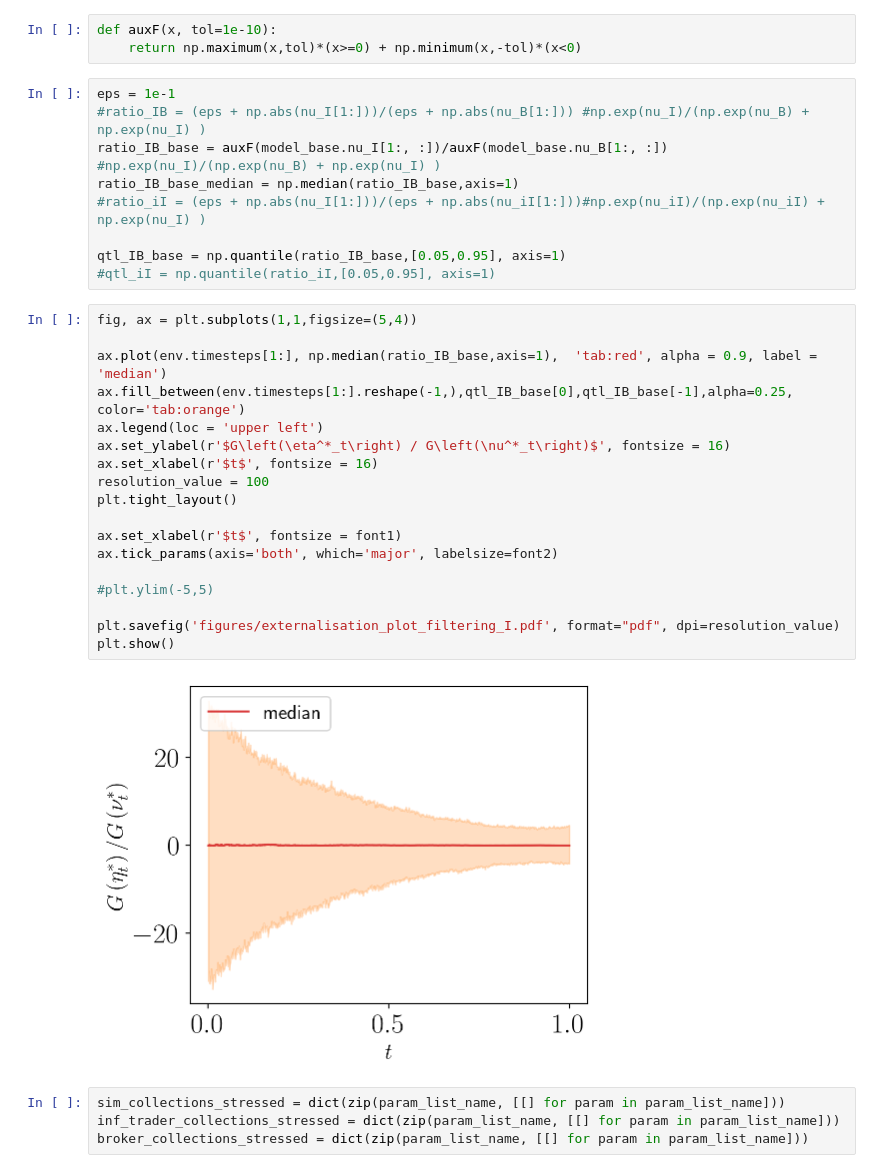
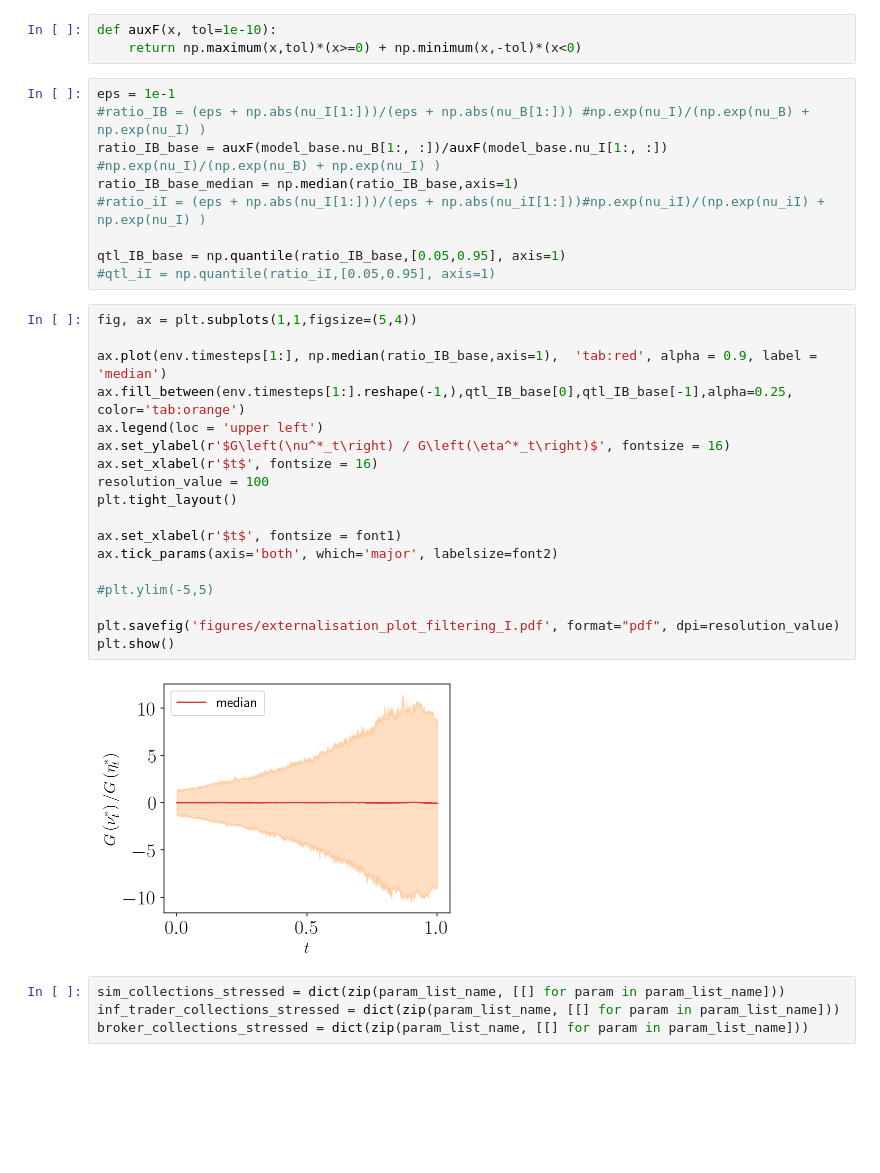
Before and after one commit to muhammadalifaqsha/broker_informed_noise_filtering_game, a Jupyter notebook: Mispecification-Plots-Paper.ipynb, the cells around one changed output. Cells and saved outputs as stored; diff of their text form; blank space fills up the shorter version.

```diff
--- a/Mispecification-Plots-Paper.ipynb
+++ b/Mispecification-Plots-Paper.ipynb
@@ -337,7 +337,7 @@ def auxF(x, tol=1e-10):
 # %%
 eps = 1e-1
 #ratio_IB = (eps + np.abs(nu_I[1:]))/(eps + np.abs(nu_B[1:])) #np.exp(nu_I)/(np.exp(nu_B) + np.exp(nu_I) )
-ratio_IB_base = auxF(model_base.nu_I[1:, :])/auxF(model_base.nu_B[1:, :]) #np.exp(nu_I)/(np.exp(nu_B) + np.exp(nu_I) )
+ratio_IB_base = auxF(model_base.nu_B[1:, :])/auxF(model_base.nu_I[1:, :]) #np.exp(nu_I)/(np.exp(nu_B) + np.exp(nu_I) )
 ratio_IB_base_median = np.median(ratio_IB_base,axis=1)
 #ratio_iI = (eps + np.abs(nu_I[1:]))/(eps + np.abs(nu_iI[1:]))#np.exp(nu_iI)/(np.exp(nu_iI) + np.exp(nu_I) )
 
@@ -346,23 +346,23 @@ qtl_IB_base = np.quantile(ratio_IB_base,[0.05,0.95], axis=1)
 # %%
 fig, ax = plt.subplots(1,1,figsize=(5,4))
 
 ax.plot(env.timesteps[1:], np.median(ratio_IB_base,axis=1),  'tab:red', alpha = 0.9, label = 'median')
 ax.fill_between(env.timesteps[1:].reshape(-1,),qtl_IB_base[0],qtl_IB_base[-1],alpha=0.25, color='tab:orange')
 ax.legend(loc = 'upper left')
-ax.set_ylabel(r'$G\left(\eta^*_t\right) / G\left(\nu^*_t\right)$', fontsize = 16)
+ax.set_ylabel(r'$G\left(\nu^*_t\right) / G\left(\eta^*_t\right)$', fontsize = 16)
 ax.set_xlabel(r'$t$', fontsize = 16)
 resolution_value = 100
 plt.tight_layout()
 
 ax.set_xlabel(r'$t$', fontsize = font1)
 ax.tick_params(axis='both', which='major', labelsize=font2)
 
 #plt.ylim(-5,5)
 
 plt.savefig('figures/externalisation_plot_filtering_I.pdf', format="pdf", dpi=resolution_value)
 plt.show()
 # %% [output]
-[figure, old version]
+[figure, new version]
 # %%
 sim_collections_stressed = dict(zip(param_list_name, [[] for param in param_list_name]))
 inf_trader_collections_stressed = dict(zip(param_list_name, [[] for param in param_list_name]))
```
Also changed, not shown: parts of 14 cells of this notebook, 7 other files.
